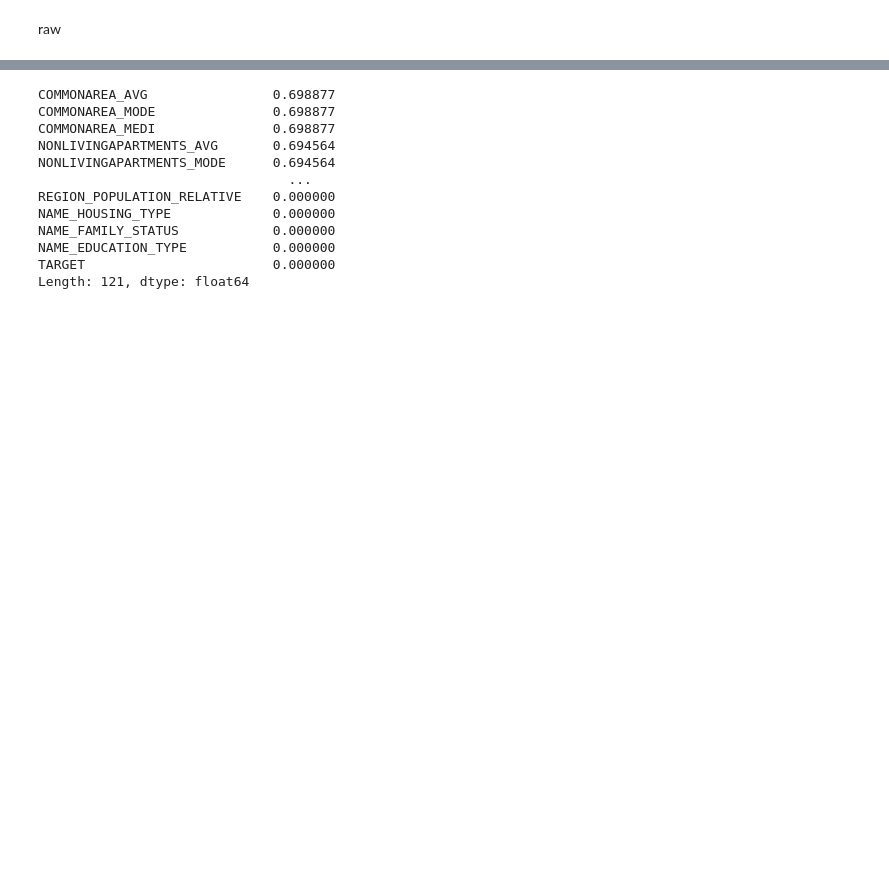
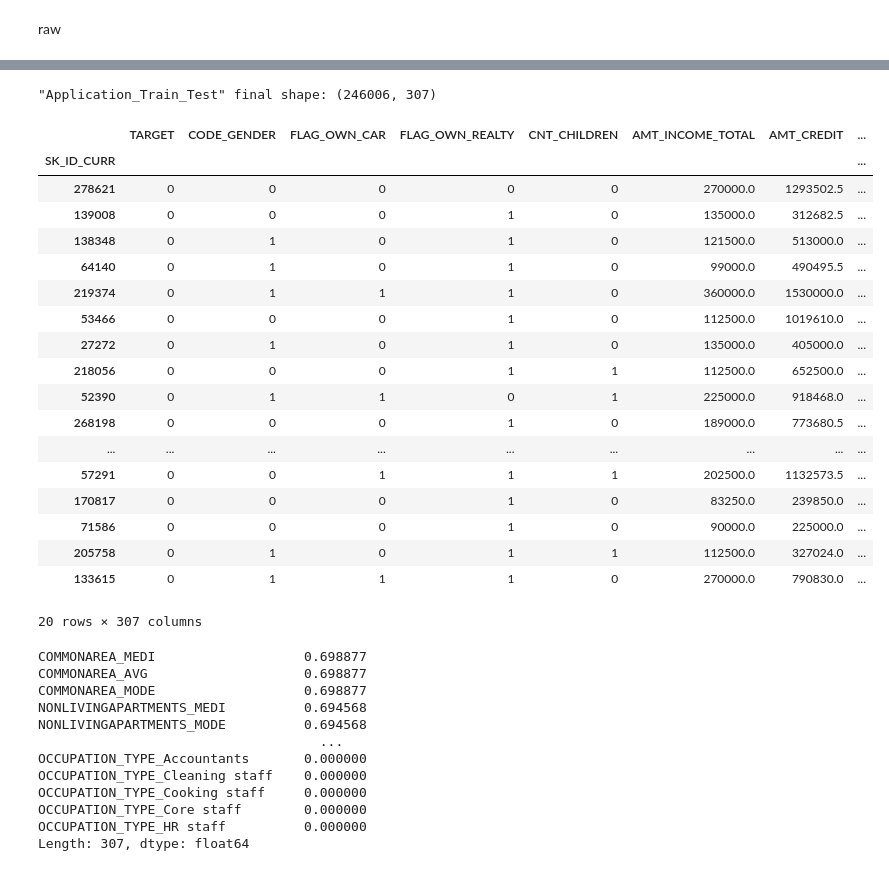
Before and after one commit to ngocngx/home-credit-default-risk, a Jupyter notebook: app_train.ipynb, the cells around one changed output, grey strips where cells are left out. Drawn from its saved outputs; the diff is of its cells as text; code cells hidden in the pictures; blank space fills up the shorter version.

```diff
--- a/app_train.ipynb
+++ b/app_train.ipynb
@@ -47,18 +145,41 @@ memory usage: 229.0+ MB
+# %%
+app_train_clean = application(app_train)
+app_train_clean.head(20)
+# %% [output]
+"Application_Train_Test" final shape: (246006, 307)
+|  | TARGET | CODE_GENDER | FLAG_OWN_CAR | FLAG_OWN_REALTY | CNT_CHILDREN | AMT_INCOME_TOTAL | AMT_CREDIT | ... |
+| SK_ID_CURR |  |  |  |  |  |  |  | ... |
+| 278621 | 0 | 0 | 0 | 0 | 0 | 270000.0 | 1293502.5 | ... |
+| 139008 | 0 | 0 | 0 | 1 | 0 | 135000.0 | 312682.5 | ... |
+| 138348 | 0 | 1 | 0 | 1 | 0 | 121500.0 | 513000.0 | ... |
+| 64140 | 0 | 1 | 0 | 1 | 0 | 99000.0 | 490495.5 | ... |
+| 219374 | 0 | 1 | 1 | 1 | 0 | 360000.0 | 1530000.0 | ... |
+| 53466 | 0 | 0 | 0 | 1 | 0 | 112500.0 | 1019610.0 | ... |
+| 27272 | 0 | 1 | 0 | 1 | 0 | 135000.0 | 405000.0 | ... |
+| 218056 | 0 | 0 | 0 | 1 | 1 | 112500.0 | 652500.0 | ... |
+| 52390 | 0 | 1 | 1 | 0 | 1 | 225000.0 | 918468.0 | ... |
+| 268198 | 0 | 0 | 0 | 1 | 0 | 189000.0 | 773680.5 | ... |
+| ... | ... | ... | ... | ... | ... | ... | ... | ... |
+| 57291 | 0 | 0 | 1 | 1 | 1 | 202500.0 | 1132573.5 | ... |
+| 170817 | 0 | 0 | 0 | 1 | 0 | 83250.0 | 239850.0 | ... |
+| 71586 | 0 | 0 | 0 | 1 | 0 | 90000.0 | 225000.0 | ... |
+| 205758 | 0 | 1 | 0 | 1 | 1 | 112500.0 | 327024.0 | ... |
+| 133615 | 0 | 1 | 1 | 1 | 0 | 270000.0 | 790830.0 | ... |
+20 rows × 307 columns
 # %%
-# check missing values
-pd.Series(app_train.isnull().sum() / len(app_train)).sort_values(ascending=False)
+app_train_clean.isnull().sum().sort_values(ascending=False) / len(app_train_clean)
 # %% [output]
-COMMONAREA_AVG                0.698877
-COMMONAREA_MODE               0.698877
-COMMONAREA_MEDI               0.698877
-NONLIVINGAPARTMENTS_AVG       0.694564
-NONLIVINGAPARTMENTS_MODE      0.694564
-                                ...
-REGION_POPULATION_RELATIVE    0.000000
-NAME_HOUSING_TYPE             0.000000
-NAME_FAMILY_STATUS            0.000000
-NAME_EDUCATION_TYPE           0.000000
-TARGET                        0.000000
-Length: 121, dtype: float64
+COMMONAREA_MEDI                   0.698877
+COMMONAREA_AVG                    0.698877
+COMMONAREA_MODE                   0.698877
+NONLIVINGAPARTMENTS_MEDI          0.694568
+NONLIVINGAPARTMENTS_MODE          0.694568
+                                    ...
+OCCUPATION_TYPE_Accountants       0.000000
+OCCUPATION_TYPE_Cleaning staff    0.000000
+OCCUPATION_TYPE_Cooking staff     0.000000
+OCCUPATION_TYPE_Core staff        0.000000
+OCCUPATION_TYPE_HR staff          0.000000
+Length: 307, dtype: float64
 # %%
 # drop columns with more than 50% missing values
```
Also changed, not shown: parts of 23 cells of this notebook, 12 other files.
